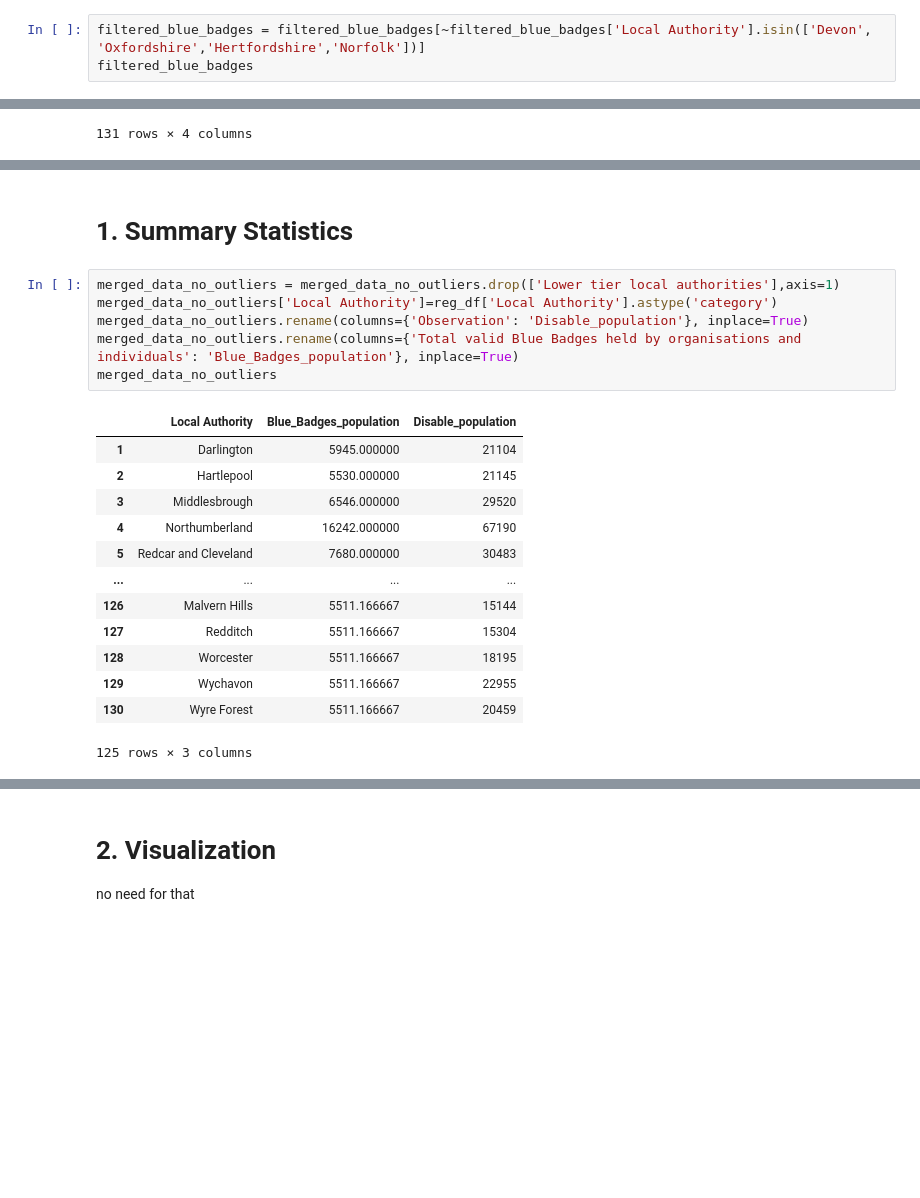
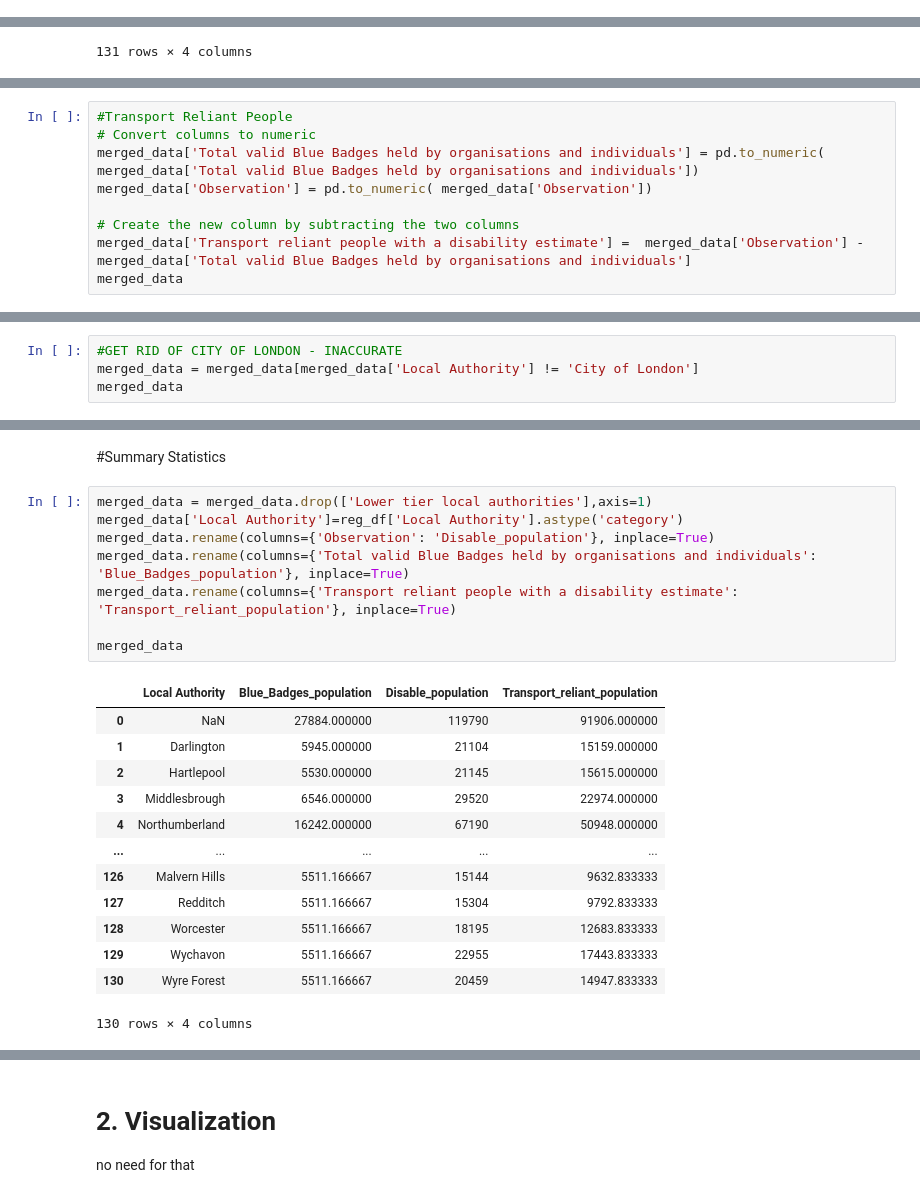
Before and after one commit to bofeng2268/qm2, a Jupyter notebook: analysis_plot_1.ipynb, the cells around one changed output, grey strips where cells are left out. Cells and saved outputs as stored; diff of their text form; blank space fills up the shorter version.

```diff
--- a/analysis_plot_1.ipynb
+++ b/analysis_plot_1.ipynb
@@ -298,3 +295,0 @@ filtered_blue_badges
-# %%
-filtered_blue_badges = filtered_blue_badges[~filtered_blue_badges['Local Authority'].isin(['Devon', 'Oxfordshire','Hertfordshire','Norfolk'])]
-filtered_blue_badges
@@ -382,0 +319,9 @@ merged_data_no_outliers
+# %%
+#Transport Reliant People
+# Convert columns to numeric
+merged_data['Total valid Blue Badges held by organisations and individuals'] = pd.to_numeric( merged_data['Total valid Blue Badges held by organisations and individuals'])
+merged_data['Observation'] = pd.to_numeric( merged_data['Observation'])
+
+# Create the new column by subtracting the two columns
+merged_data['Transport reliant people with a disability estimate'] =  merged_data['Observation'] -  merged_data['Total valid Blue Badges held by organisations and individuals']
+merged_data
@@ -382,0 +342,4 @@ merged_data_no_outliers
+# %%
+#GET RID OF CITY OF LONDON - INACCURATE
+merged_data = merged_data[merged_data['Local Authority'] != 'City of London']
+merged_data
@@ -383,23 +360,25 @@ merged_data_no_outliers
 # %% [markdown]
-# **1. Summary Statistics**
+#Summary Statistics
 # %%
-merged_data_no_outliers = merged_data_no_outliers.drop(['Lower tier local authorities'],axis=1)
-merged_data_no_outliers['Local Authority']=reg_df['Local Authority'].astype('category')
-merged_data_no_outliers.rename(columns={'Observation': 'Disable_population'}, inplace=True)
-merged_data_no_outliers.rename(columns={'Total valid Blue Badges held by organisations and individuals': 'Blue_Badges_population'}, inplace=True)
-merged_data_no_outliers
+merged_data = merged_data.drop(['Lower tier local authorities'],axis=1)
+merged_data['Local Authority']=reg_df['Local Authority'].astype('category')
+merged_data.rename(columns={'Observation': 'Disable_population'}, inplace=True)
+merged_data.rename(columns={'Total valid Blue Badges held by organisations and individuals': 'Blue_Badges_population'}, inplace=True)
+merged_data.rename(columns={'Transport reliant people with a disability estimate': 'Transport_reliant_population'}, inplace=True)
+
+merged_data
 # %% [output]
-|  | Local Authority | Blue_Badges_population | Disable_population |
-| 1 | Darlington | 5945.000000 | 21104 |
-| 2 | Hartlepool | 5530.000000 | 21145 |
-| 3 | Middlesbrough | 6546.000000 | 29520 |
-| 4 | Northumberland | 16242.000000 | 67190 |
-| 5 | Redcar and Cleveland | 7680.000000 | 30483 |
-| ... | ... | ... | ... |
-| 126 | Malvern Hills | 5511.166667 | 15144 |
-| 127 | Redditch | 5511.166667 | 15304 |
-| 128 | Worcester | 5511.166667 | 18195 |
-| 129 | Wychavon | 5511.166667 | 22955 |
-| 130 | Wyre Forest | 5511.166667 | 20459 |
+|  | Local Authority | Blue_Badges_population | Disable_population | Transport_reliant_population |
+| 0 | NaN | 27884.000000 | 119790 | 91906.000000 |
+| 1 | Darlington | 5945.000000 | 21104 | 15159.000000 |
+| 2 | Hartlepool | 5530.000000 | 21145 | 15615.000000 |
+| 3 | Middlesbrough | 6546.000000 | 29520 | 22974.000000 |
+| 4 | Northumberland | 16242.000000 | 67190 | 50948.000000 |
+| ... | ... | ... | ... | ... |
+| 126 | Malvern Hills | 5511.166667 | 15144 | 9632.833333 |
+| 127 | Redditch | 5511.166667 | 15304 | 9792.833333 |
+| 128 | Worcester | 5511.166667 | 18195 | 12683.833333 |
+| 129 | Wychavon | 5511.166667 | 22955 | 17443.833333 |
+| 130 | Wyre Forest | 5511.166667 | 20459 | 14947.833333 |
-125 rows × 3 columns
+130 rows × 4 columns
 # %%
```
Also changed, not shown: parts of 38 cells of this notebook.
